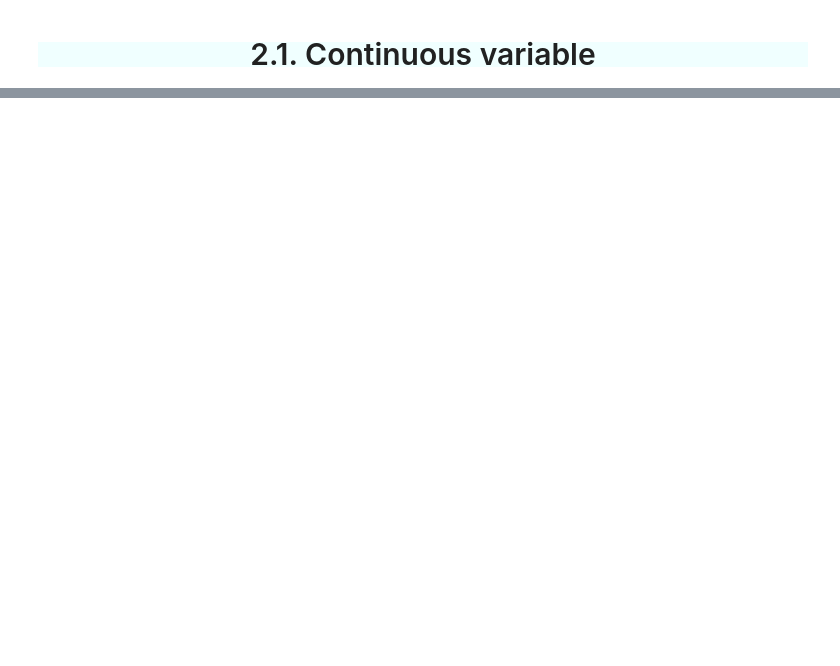
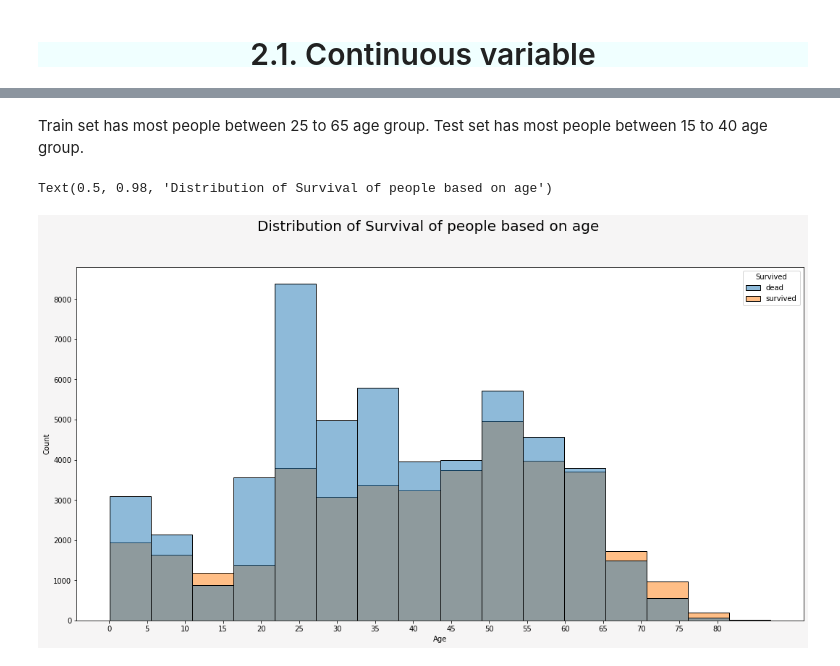
Before and after one commit to SaketCodeScribe/Kaggle, a Jupyter notebook: tabular playground series apr 2021.ipynb, the cells around one changed output, grey strips where cells are left out. Saved outputs shown, nothing was run; the diff lists cells and outputs as text; code cells hidden in the pictures; blank space fills up the shorter version.

```diff
--- a/tabular playground series apr 2021.ipynb
+++ b/tabular playground series apr 2021.ipynb
@@ -189,0 +217,11 @@ Distribution of test data:
+# %% [markdown]
+Train set has most people between 25 to 65 age group.
+Test set has most people between 15 to 40 age group.
+# %%
+fig, ax=plt.subplots(facecolor='#f6f5f5')
+sns.histplot(train, x="Age", hue="Survived", bins=16, ax=ax)
+ax.set_xticks(range(0,85,5))
+fig.suptitle('Distribution of Survival of people based on age', fontsize=20)
+# %% [output]
+Text(0.5, 0.98, 'Distribution of Survival of people based on age')
+[figure, added]
```
Also changed, not shown: parts of 22 cells of this notebook.
